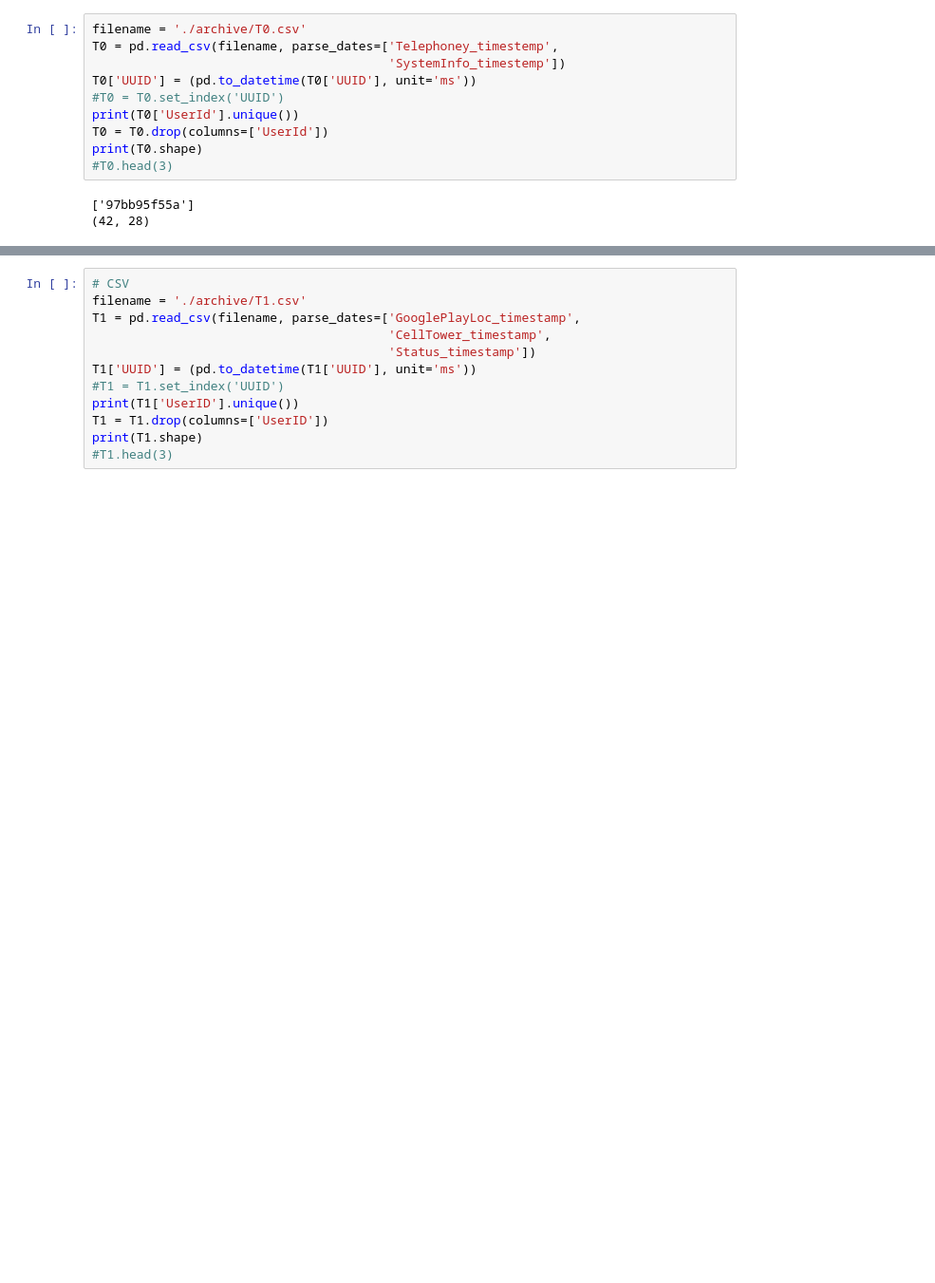
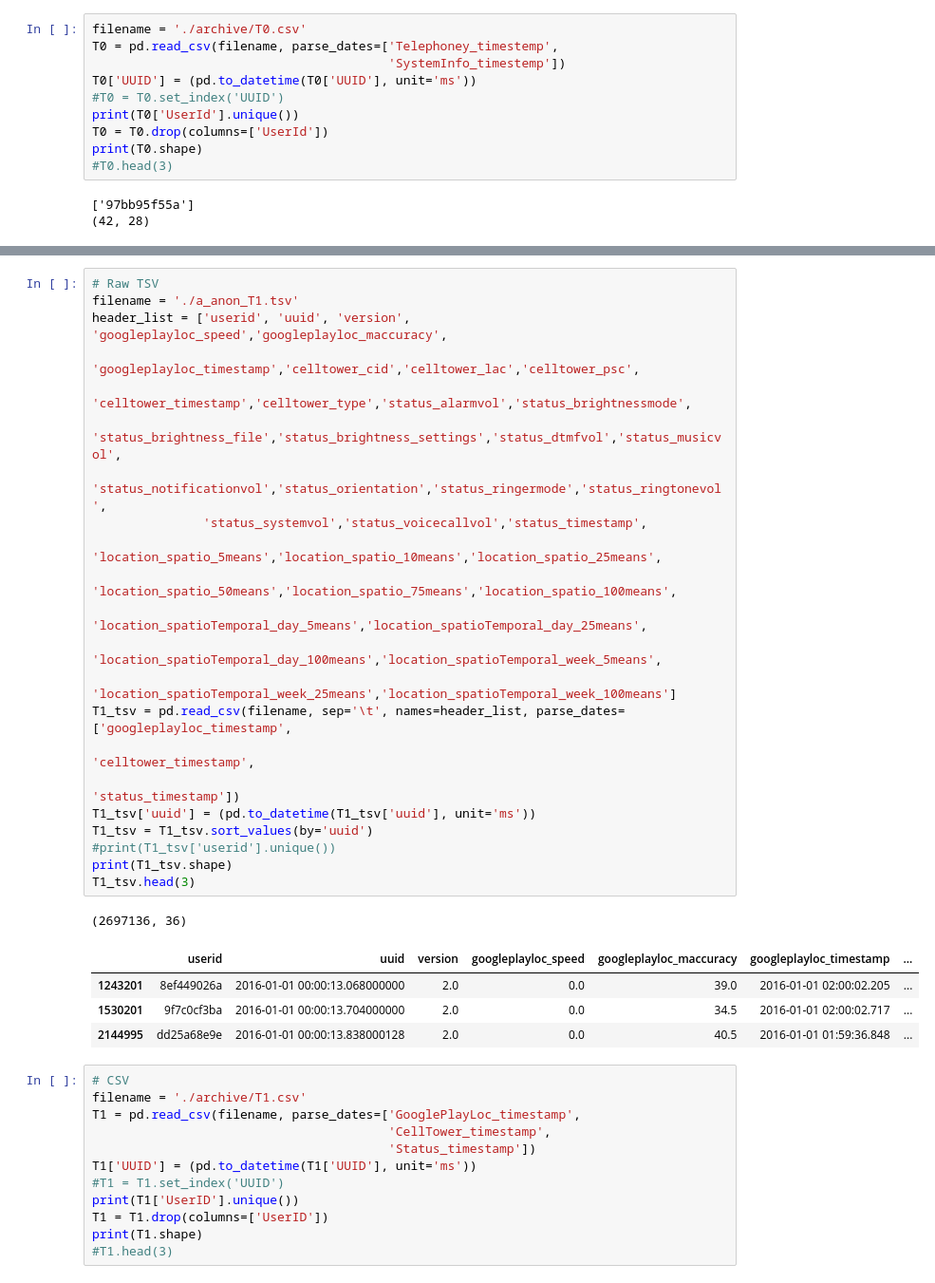
Before and after one commit to kentlingcampbell/project_SherLock, a Jupyter notebook: SherLock.ipynb, the cells around one changed output, grey strips where cells are left out. Shown at 95% size. Drawn from its saved outputs; the diff is of its cells as text; blank space fills up the shorter version.

```diff
--- a/SherLock.ipynb
+++ b/SherLock.ipynb
@@ -261,3 +232,31 @@ T1_tsv.head(100)
+# %%
+# Raw TSV
+filename = './a_anon_T1.tsv'
+header_list = ['userid', 'uuid', 'version', 'googleplayloc_speed','googleplayloc_maccuracy',
+               'googleplayloc_timestamp','celltower_cid','celltower_lac','celltower_psc',
+               'celltower_timestamp','celltower_type','status_alarmvol','status_brightnessmode',
+               'status_brightness_file','status_brightness_settings','status_dtmfvol','status_musicvol',
+               'status_notificationvol','status_orientation','status_ringermode','status_ringtonevol',
+               'status_systemvol','status_voicecallvol','status_timestamp',
+               'location_spatio_5means','location_spatio_10means','location_spatio_25means',
+               'location_spatio_50means','location_spatio_75means','location_spatio_100means',
+               'location_spatioTemporal_day_5means','location_spatioTemporal_day_25means',
+               'location_spatioTemporal_day_100means','location_spatioTemporal_week_5means',
+               'location_spatioTemporal_week_25means','location_spatioTemporal_week_100means']
+T1_tsv = pd.read_csv(filename, sep='\t', names=header_list, parse_dates=['googleplayloc_timestamp',
+                                                                        'celltower_timestamp',
+                                                                        'status_timestamp'])
+T1_tsv['uuid'] = (pd.to_datetime(T1_tsv['uuid'], unit='ms'))
+T1_tsv = T1_tsv.sort_values(by='uuid')
+#print(T1_tsv['userid'].unique())
+print(T1_tsv.shape)
+T1_tsv.head(3)
+# %% [output]
+(2697136, 36)
+|  | userid | uuid | version | googleplayloc_speed | googleplayloc_maccuracy | googleplayloc_timestamp | ... |
+| 1243201 | 8ef449026a | 2016-01-01 00:00:13.068000000 | 2.0 | 0.0 | 39.0 | 2016-01-01 02:00:02.205 | ... |
+| 1530201 | 9f7c0cf3ba | 2016-01-01 00:00:13.704000000 | 2.0 | 0.0 | 34.5 | 2016-01-01 02:00:02.717 | ... |
+| 2144995 | dd25a68e9e | 2016-01-01 00:00:13.838000128 | 2.0 | 0.0 | 40.5 | 2016-01-01 01:59:36.848 | ... |
 # %%
 # CSV
 filename = './archive/T1.csv'
```
Also changed, not shown: parts of 13 cells of this notebook.
